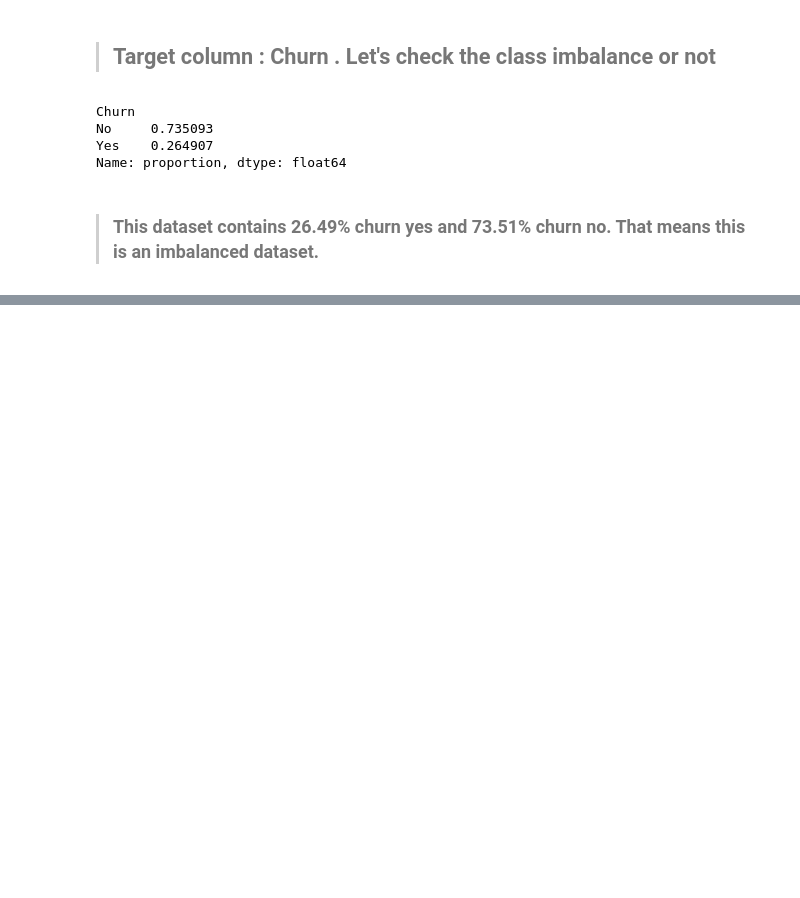
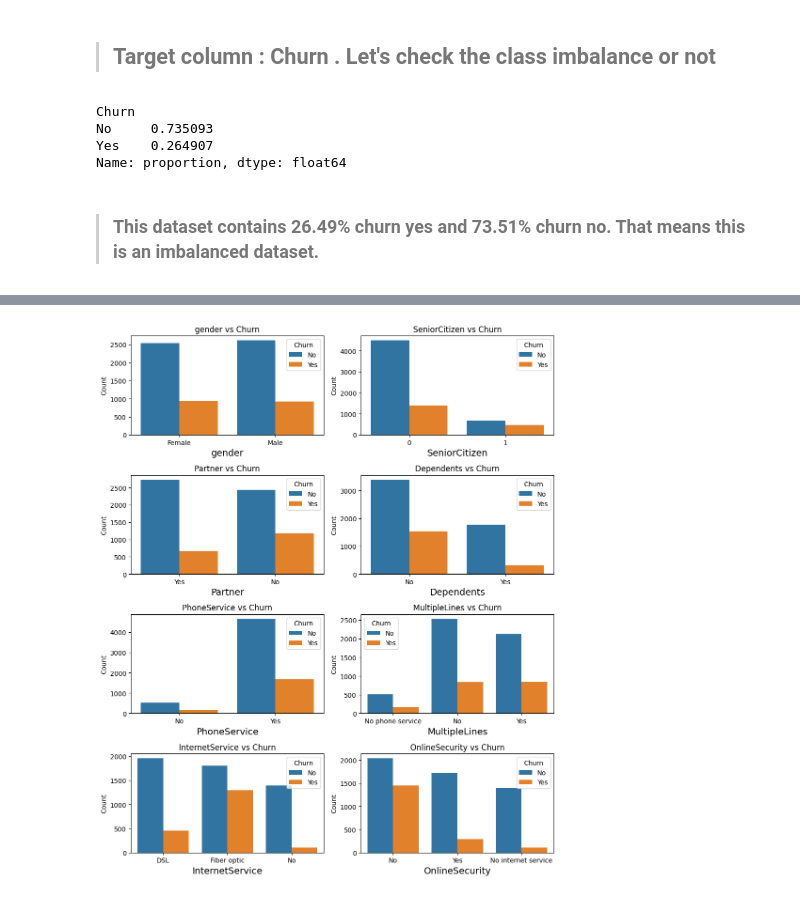
Before and after one commit to dinislamweb/Customer_Churn_Prediction, a Jupyter notebook: customer_churn_prediction.ipynb, the cells around one changed output, grey strips where cells are left out. Cells and saved outputs as stored; diff of their text form; code cells hidden in the pictures; blank space fills up the shorter version.

```diff
--- a/customer_churn_prediction.ipynb
+++ b/customer_churn_prediction.ipynb
@@ -324,0 +392,7 @@ Name: proportion, dtype: float64
+# %%
+cols = ['SeniorCitizen','Partner', 'Dependents', 'MultipleLines',
+        'InternetService', 'OnlineSecurity']
+
+for col in cols:
+    churn_ratio = df.groupby(col)['Churn'].value_counts(normalize=True).mul(100).unstack()
+    print(churn_ratio,"\n")
@@ -324,0 +417,16 @@ Name: proportion, dtype: float64
+# %%
+first_8_cat_cols = ['gender','SeniorCitizen', 'Partner', 'Dependents', 'PhoneService', 'MultipleLines',
+       'InternetService', 'OnlineSecurity']
+plt.figure(figsize=(10,12))
+
+for i, col in enumerate(first_8_cat_cols, 1):
+    plt.subplot(4, 2, i)
+    sns.countplot(x=col, hue='Churn', data=df)
+    plt.title(f"{col} vs Churn")
+    plt.xlabel(col,fontsize = 14)
+    plt.ylabel("Count")
+
+plt.tight_layout()
+plt.show()
+# %% [output]
+[figure, added]
```
Also changed, not shown: parts of 16 cells of this notebook.
